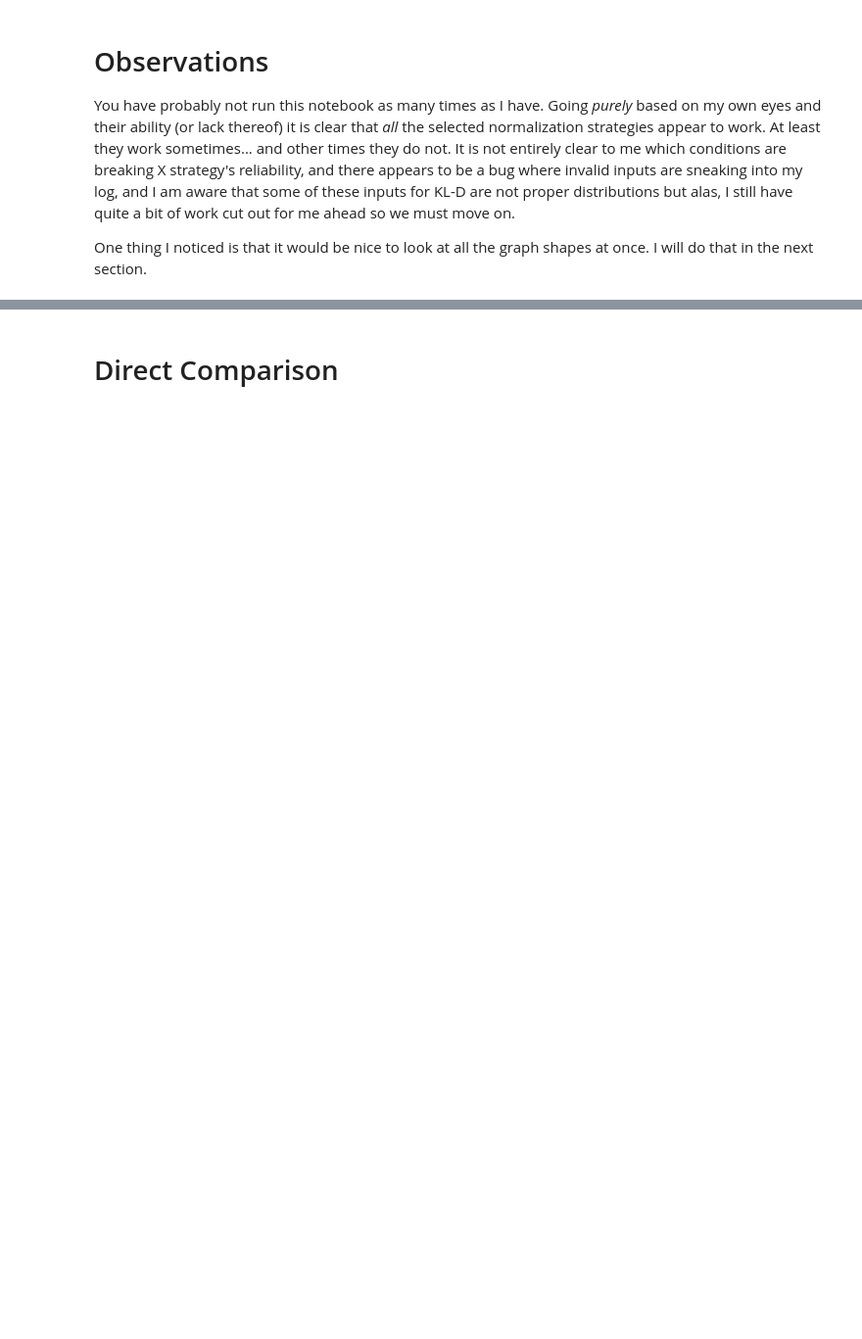
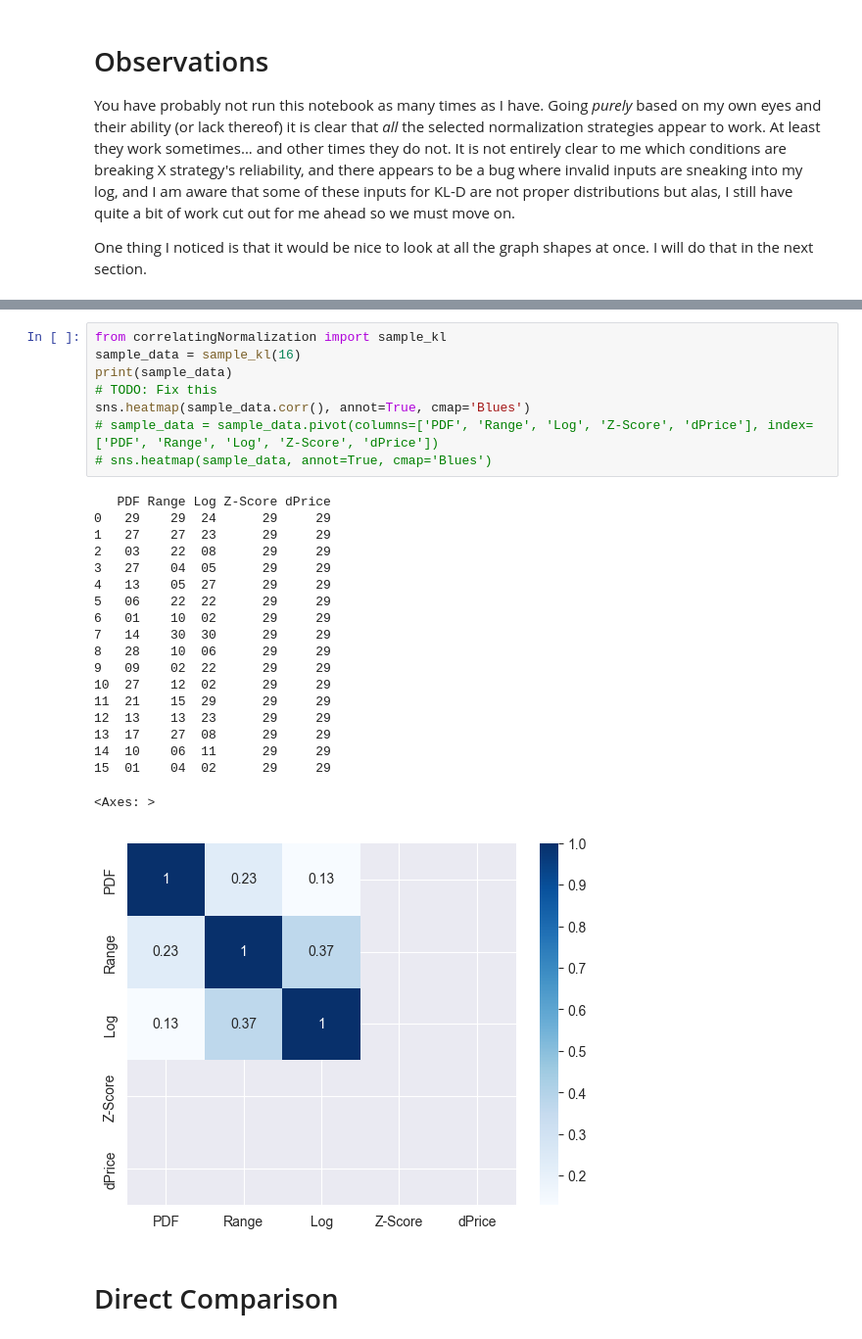
Before and after one commit to p5quared/chronicstocks, a Jupyter notebook: Notes/Normalization.ipynb, the cells around one changed output, grey strips where cells are left out. Shown at 98% size. Cells and saved outputs as stored; diff of their text form; blank space fills up the shorter version.

```diff
--- a/Notes/Normalization.ipynb
+++ b/Notes/Normalization.ipynb
@@ -181,2 +184,30 @@ dPrice......... 1993-01-29 - 1993-03-12
+# %%
+from correlatingNormalization import sample_kl
+sample_data = sample_kl(16)
+print(sample_data)
+# TODO: Fix this
+sns.heatmap(sample_data.corr(), annot=True, cmap='Blues')
+# sample_data = sample_data.pivot(columns=['PDF', 'Range', 'Log', 'Z-Score', 'dPrice'], index=['PDF', 'Range', 'Log', 'Z-Score', 'dPrice'])
+# sns.heatmap(sample_data, annot=True, cmap='Blues')
+# %% [output]
+   PDF Range Log Z-Score dPrice
+0   29    29  24      29     29
+1   27    27  23      29     29
+2   03    22  08      29     29
+3   27    04  05      29     29
+4   13    05  27      29     29
+5   06    22  22      29     29
+6   01    10  02      29     29
+7   14    30  30      29     29
+8   28    10  06      29     29
+9   09    02  22      29     29
+10  27    12  02      29     29
+11  21    15  29      29     29
+12  13    13  23      29     29
+13  17    27  08      29     29
+14  10    06  11      29     29
+15  01    04  02      29     29
+<Axes: >
+[figure, added]
 # %% [markdown]
 # Direct Comparison
```
Also changed, not shown: parts of 3 cells of this notebook, 2 other files.
